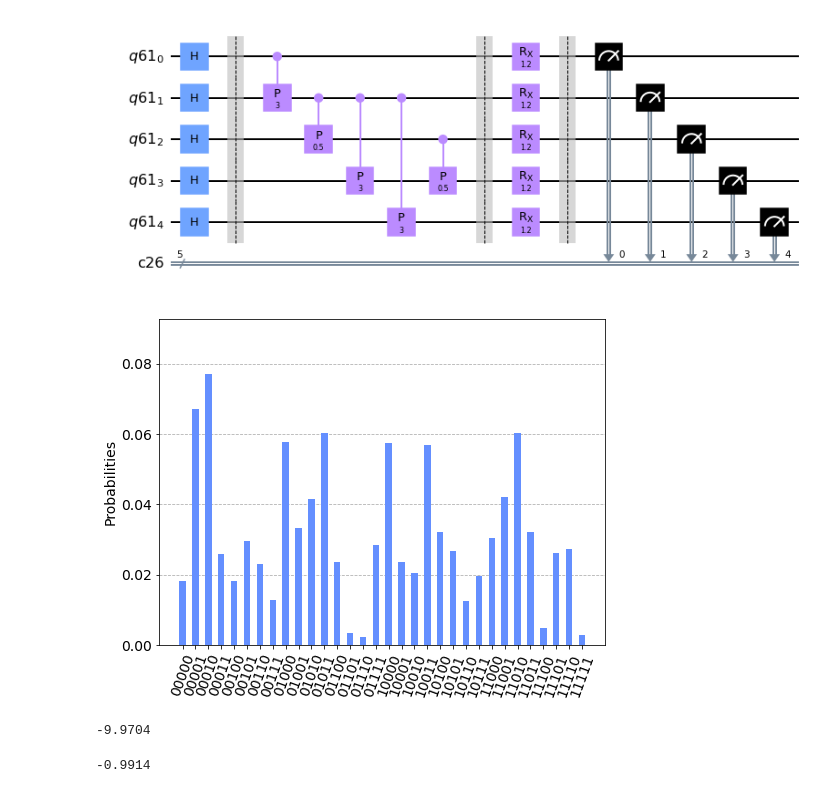
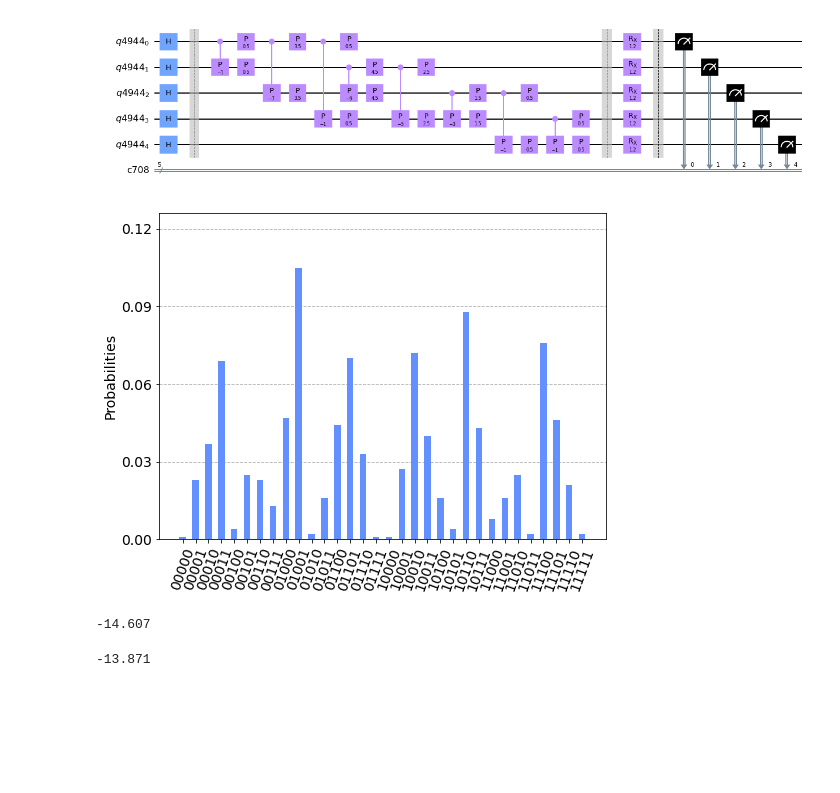
Before and after one commit to VoicuTomut/MaxCut_qosf_screening_tasks, a Jupyter notebook: brut.ipynb, the cells around one changed output. Drawn from its saved outputs; the diff is of its cells as text; code cells hidden in the pictures; blank space fills up the shorter version.

```diff
--- a/brut.ipynb
+++ b/brut.ipynb
@@ -22,9 +24,10 @@ from qiskit.visualization import plot_histogram
 # First let's build some usefull function to creat Graphs and color them:
 
 class Graph:
+
     def __init__(self,nr_nodes, edge_list):
         self.edge_list=edge_list
-        self.G=nr_nodes
+        self.nr_nodes=nr_nodes
         self.colors=['r' for i in range(nr_nodes)]
         self.G=self.Graph()
         self.W=self.WeightMatrix()
@@ -48,7 +51,7 @@ class Graph:
 
 
 
-elist=[(2,1,1.0),(1,0,6.0),(2,3,1.0),(1,3,6.0),(1,4,6.0)]
+elist=[(0,1,1.0),(1,2,9.0),(0,2,7.0),(3,1,5),(2,3,3.0),(0,3,1.0),(4,3,1),(4,2,1)]#[(0,1,1.0),(1,2,1.0),(2,3,1.0)]
 G1=Graph(5,elist)
 
 print("Number of nodes : ",G1.nr_nodes)
@@ -122,7 +123,10 @@ def HC_01(qc,qr,gamma,W):
     for i in range(len(qr)):
         for j in range(i+1,len(qr)):
             if W[i][j]!=0:
-                qc.cp(W[i,j],qr[i],qr[j])
+                qc.cp(-2*W[i,j],qr[i],qr[j])
+                qc.p(W[i,j],qr[i])
+                qc.p(W[i,j],qr[j])
+
     qc.barrier()
 
 def HB_01(qc,qr,beta):
@@ -132,7 +136,7 @@ def HB_01(qc,qr,beta):
     qc.barrier()
 
 HC_01(qc,qr,0.5,G1.W)
-HB_01(qc,qr,0.5)
+HB_01(qc,qr,0.7)
 
 qc.draw('mpl')
 # %% [output]
@@ -145,36 +149,34 @@ def Init_H(qc,qr,list=[]):
 # %%
 def QAOA_circ_01(Gr,params,l=1):
 
-    qr=QuantumRegister(nrq)
-    cr=ClassicalRegister(nrq)
-    qc=QuantumCircuit(qr,cr)
+    qr=QuantumRegister(Gr.nr_nodes)
+    cr=ClassicalRegister(Gr.nr_nodes)
+    qc_QAOA=QuantumCircuit(qr,cr)
 
-    Init_H(qc,qr)
+    Init_H(qc_QAOA,qr)
     for i in range(l):
-        HC_01(qc,qr,params[i*2],Gr.W)
-        HB_01(qc,qr,params[i*2+1])
+        HC_01(qc_QAOA,qr,params[i*2],Gr.W)
+        HB_01(qc_QAOA,qr,params[i*2+1])
 
-    for i in range(nrq):
-        qc.measure(qr[i],cr[i])
-
-    return qc
+    for i in range(Gr.nr_nodes):
+        qc_QAOA.measure(qr[i],cr[i])
+    return qc_QAOA
 
 QAOA_circ=QAOA_circ_01(G1,[0.5,0.6],l=1)
 QAOA_circ.draw('mpl')
 # %% [output]
-[figure, old version]
+[figure, new version]
 # %%
 backend=Aer.get_backend("qasm_simulator")
-shots=5000
+shots=1000
 
 simulate=execute(QAOA_circ, backend=backend, shots=shots)
-results=simulate.result()
-counts=results.get_counts()
+counts=simulate.result().get_counts()
 plot_histogram(counts,figsize = (8,6),bar_labels = False)
 # %% [output]
-[figure, old version]
+[figure, new version]
 # %%
-def expected_01(counts,Gr):
+def expected_01(counts,Gr,shots):
     cost=0
     for x in counts:
         for i in range (Gr.nr_nodes):
@@ -184,21 +186,21 @@ def expected_01(counts,Gr):
     cost=cost/shots
     return cost
 
-cost=expected_01(counts,G1)
+cost=expected_01(counts,G1,shots)
 print(cost)
 # %% [output]
--9.9704
+-14.607
 # %%
-def QAOA_cost(Gr,params,l=1,
-            backend=Aer.get_backend("qasm_simulator"),shots=500):
+def QAOA_cost(params,Gr,l=1,
+              backend=Aer.get_backend("qasm_simulator"),shots=1000):
 
-    qc=QAOA_circ_01(Gr,params,l=1)
-    counts=execute(QAOA_circ, backend=backend, shots=shots).result().get_counts()
-    cost=expected_01(counts,Gr)
+    qc_QAOA=QAOA_circ_01(Gr,params,l=1)
+    counts=execute(qc_QAOA, backend=backend, shots=shots).result().get_counts()
+    cost=expected_01(counts,Gr,shots)
     return cost
 
-cost=QAOA_cost(Gr,[0.5,0.7],l=1,
-            backend=Aer.get_backend("qasm_simulator"),shots=500)
+cost=QAOA_cost([0.5,0.3],Gr,l=1,
+                backend=Aer.get_backend("qasm_simulator"),shots=1000)
 print(cost)
 # %% [output]
--0.9914
+-13.871
```
Also changed, not shown: parts of 10 cells of this notebook.
